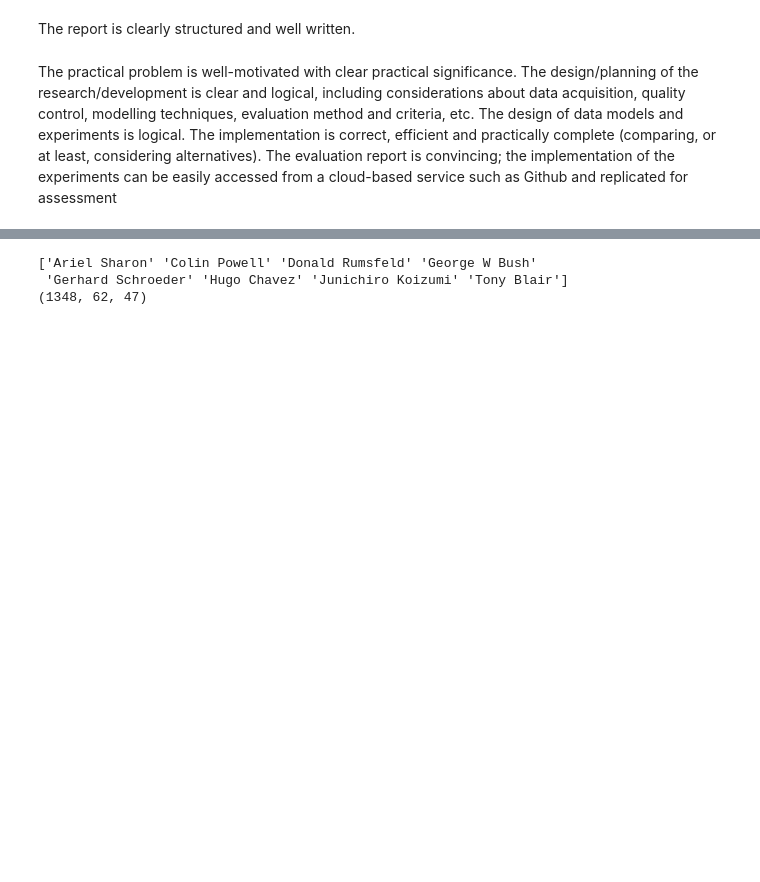
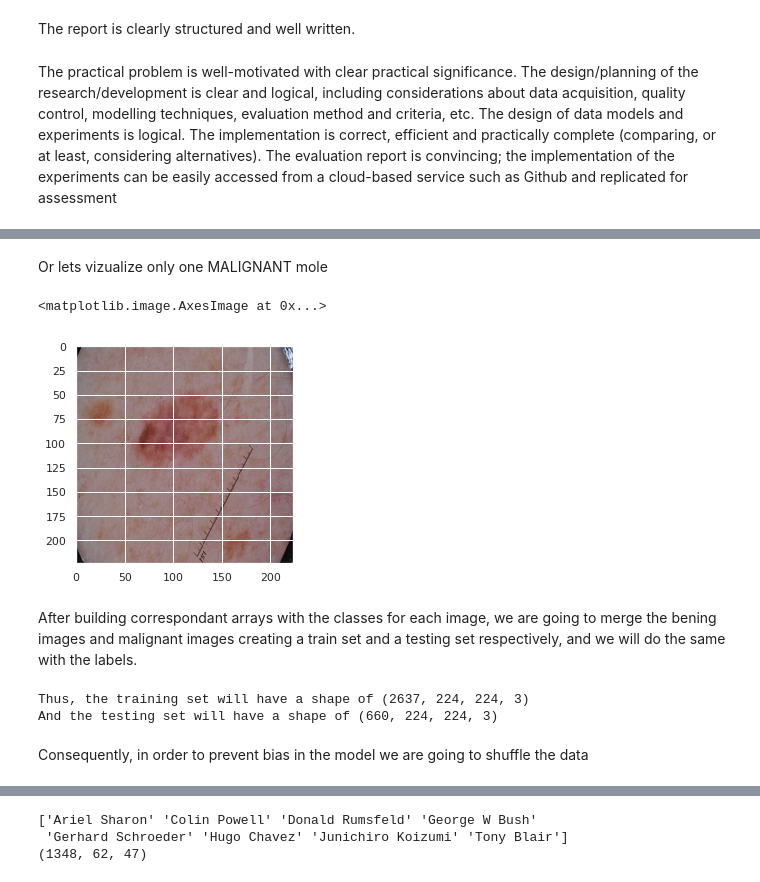
Before and after one commit to carloscarvajal1cc/Skin-cancer-detection-with-PCA-and-Deep-Learning, a Jupyter notebook: Assigment2_MachineLearning.ipynb, the cells around one changed output, grey strips where cells are left out. Cells and saved outputs as stored; diff of their text form; code cells hidden in the pictures; blank space fills up the shorter version.

```diff
--- a/Assigment2_MachineLearning.ipynb
+++ b/Assigment2_MachineLearning.ipynb
@@ -82,0 +211,9 @@ import seaborn as sns; sns.set()
+# %% [markdown]
+Or lets vizualize only one MALIGNANT mole
+# %%
+plt.imshow(XMalignant[1])
+# %% [output]
+<matplotlib.image.AxesImage at 0x...>
+[figure, added]
+# %% [markdown]
+After building correspondant arrays with the classes for each image, we are going to merge the bening images and malignant images creating a train set and a testing set respectively, and we will do the same with the labels.
@@ -82,0 +226,8 @@ import seaborn as sns; sns.set()
+# %%
+print("Thus, the training set will have a shape of {}".format(X_train.shape))
+print("And the testing set will have a shape of {}".format(X_test.shape))
+# %% [output]
+Thus, the training set will have a shape of (2637, 224, 224, 3)
+And the testing set will have a shape of (660, 224, 224, 3)
+# %% [markdown]
+Consequently, in order to prevent bias in the model we are going to shuffle the data
```
Also changed, not shown: parts of 29 cells of this notebook.
